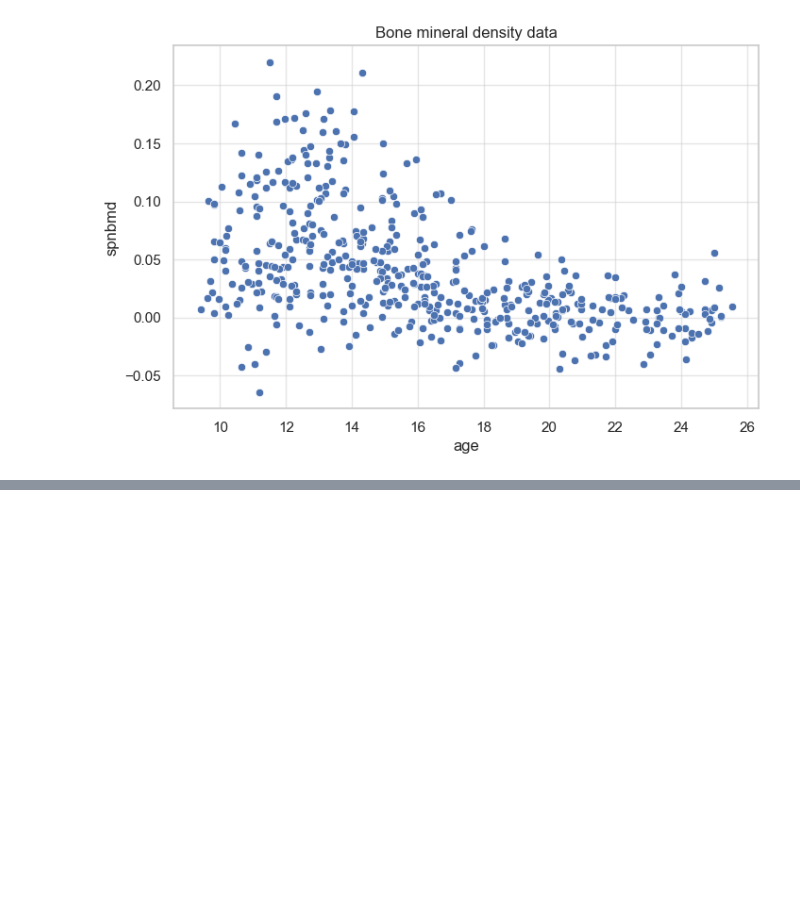
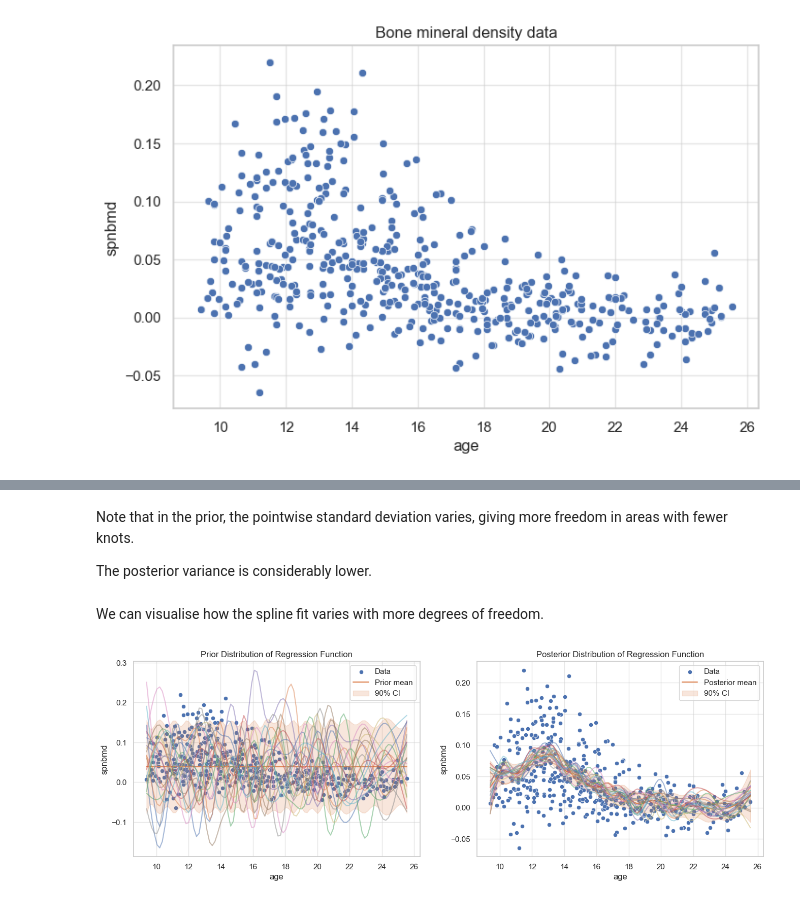
Before and after one commit to chris-leonard/elements-of-statistical-learning, a Jupyter notebook: chapter-8/chapter-8-exercises.ipynb, the cells around one changed output, grey strips where cells are left out. Cells and saved outputs as stored; diff of their text form; code cells hidden in the pictures; blank space fills up the shorter version.

```diff
--- a/chapter-8/chapter-8-exercises.ipynb
+++ b/chapter-8/chapter-8-exercises.ipynb
@@ -489,0 +443,18 @@ plt.show()
+# %% [markdown]
+Note that in the prior, the pointwise standard deviation varies, giving more freedom in areas with fewer knots.
+
+The posterior variance is considerably lower.
+# %% [markdown]
+We can visualise how the spline fit varies with more degrees of freedom.
+# %%
+bayesian_model = BayesianCubicSplines(
+    bone_data['age'],
+    bone_data['spnbmd'],
+    dof=20,
+    tau=0.005,
+)
+fig, ax = plt.subplots(ncols=2, figsize=(16, 5))
+bayesian_model.plot_prior(n_samples=20, title="Prior Distribution of Regression Function", ax=ax[0])
+bayesian_model.plot_posterior(n_samples=20, title="Posterior Distribution of Regression Function", ax=ax[1]);
+# %% [output]
+[figure, added]
```
Also changed, not shown: parts of 46 cells of this notebook.
